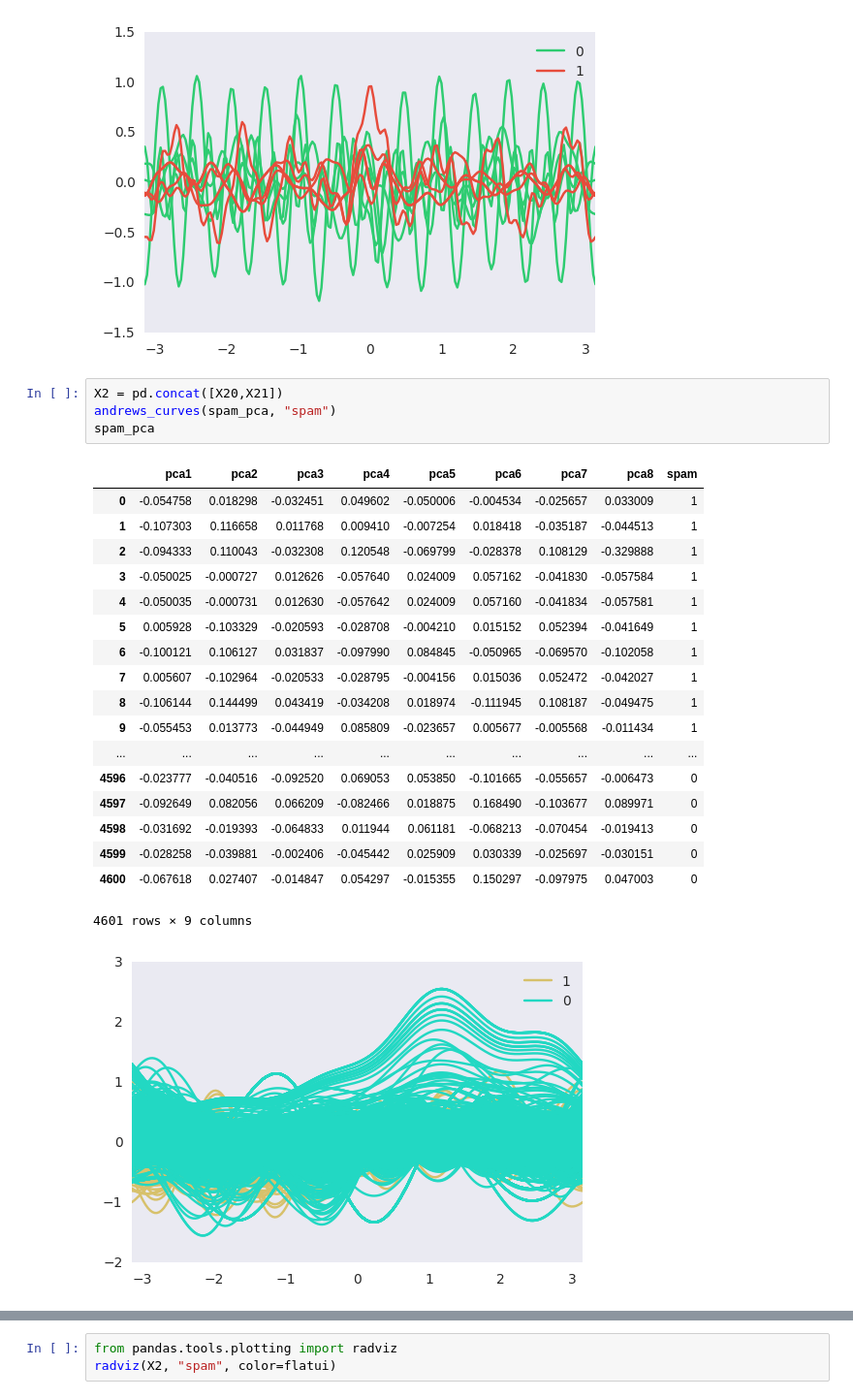
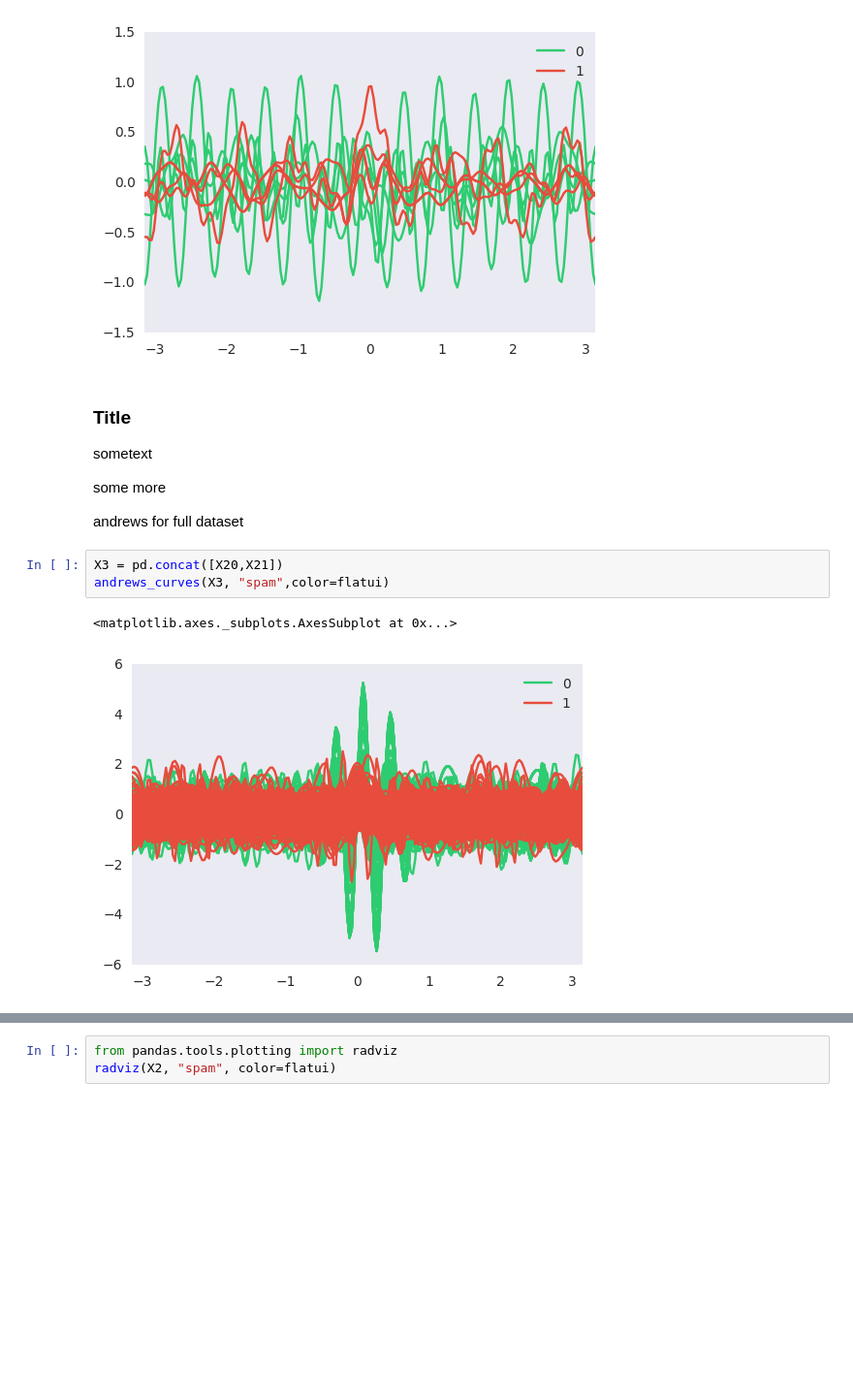
Before and after one commit to mfaerevaag/spam, a Jupyter notebook: src/Assignment 1 ML - The Data.ipynb, the cells around one changed output, grey strips where cells are left out. Shown: that part at 97% size. Drawn from its saved outputs; the diff is of its cells as text; blank space fills up the shorter version.

```diff
--- a/src/Assignment 1 ML - The Data.ipynb
+++ b/src/Assignment 1 ML - The Data.ipynb
@@ -170,27 +238,17 @@ andrews_curves(X2, "spam", color=flatui)
 # %% [output]
 <matplotlib.axes._subplots.AxesSubplot at 0x...>
 [figure]
+# %% [markdown]
+### Title
+sometext
+
+
+some more
+
+andrews for full dataset
 # %%
-X2 = pd.concat([X20,X21])
-andrews_curves(spam_pca, "spam")
-spam_pca
+X3 = pd.concat([X20,X21])
+andrews_curves(X3, "spam",color=flatui)
 # %% [output]
-|  | pca1 | pca2 | pca3 | pca4 | pca5 | pca6 | pca7 | pca8 | spam |
-| 0 | -0.054758 | 0.018298 | -0.032451 | 0.049602 | -0.050006 | -0.004534 | -0.025657 | 0.033009 | 1 |
-| 1 | -0.107303 | 0.116658 | 0.011768 | 0.009410 | -0.007254 | 0.018418 | -0.035187 | -0.044513 | 1 |
-| 2 | -0.094333 | 0.110043 | -0.032308 | 0.120548 | -0.069799 | -0.028378 | 0.108129 | -0.329888 | 1 |
-| 3 | -0.050025 | -0.000727 | 0.012626 | -0.057640 | 0.024009 | 0.057162 | -0.041830 | -0.057584 | 1 |
-| 4 | -0.050035 | -0.000731 | 0.012630 | -0.057642 | 0.024009 | 0.057160 | -0.041834 | -0.057581 | 1 |
-| 5 | 0.005928 | -0.103329 | -0.020593 | -0.028708 | -0.004210 | 0.015152 | 0.052394 | -0.041649 | 1 |
-| 6 | -0.100121 | 0.106127 | 0.031837 | -0.097990 | 0.084845 | -0.050965 | -0.069570 | -0.102058 | 1 |
-| 7 | 0.005607 | -0.102964 | -0.020533 | -0.028795 | -0.004156 | 0.015036 | 0.052472 | -0.042027 | 1 |
-| 8 | -0.106144 | 0.144499 | 0.043419 | -0.034208 | 0.018974 | -0.111945 | 0.108187 | -0.049475 | 1 |
-| 9 | -0.055453 | 0.013773 | -0.044949 | 0.085809 | -0.023657 | 0.005677 | -0.005568 | -0.011434 | 1 |
-| ... | ... | ... | ... | ... | ... | ... | ... | ... | ... |
-| 4596 | -0.023777 | -0.040516 | -0.092520 | 0.069053 | 0.053850 | -0.101665 | -0.055657 | -0.006473 | 0 |
-| 4597 | -0.092649 | 0.082056 | 0.066209 | -0.082466 | 0.018875 | 0.168490 | -0.103677 | 0.089971 | 0 |
-| 4598 | -0.031692 | -0.019393 | -0.064833 | 0.011944 | 0.061181 | -0.068213 | -0.070454 | -0.019413 | 0 |
-| 4599 | -0.028258 | -0.039881 | -0.002406 | -0.045442 | 0.025909 | 0.030339 | -0.025697 | -0.030151 | 0 |
-| 4600 | -0.067618 | 0.027407 | -0.014847 | 0.054297 | -0.015355 | 0.150297 | -0.097975 | 0.047003 | 0 |
-4601 rows × 9 columns
+<matplotlib.axes._subplots.AxesSubplot at 0x...>
-[figure, old version]
+[figure, new version]
```
Also changed, not shown: parts of 13 cells of this notebook.
